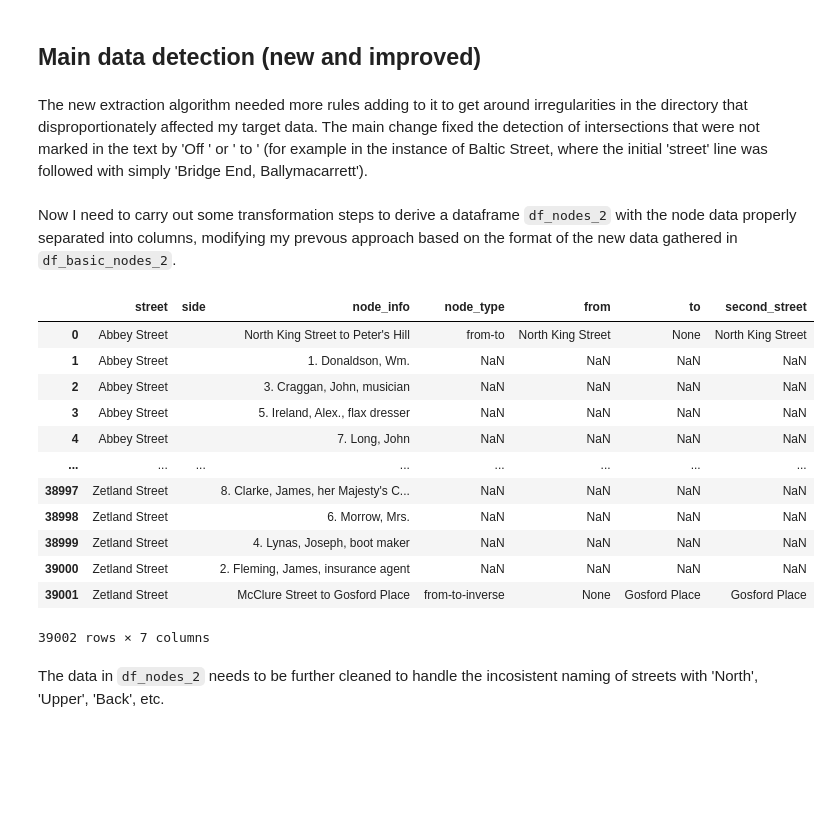
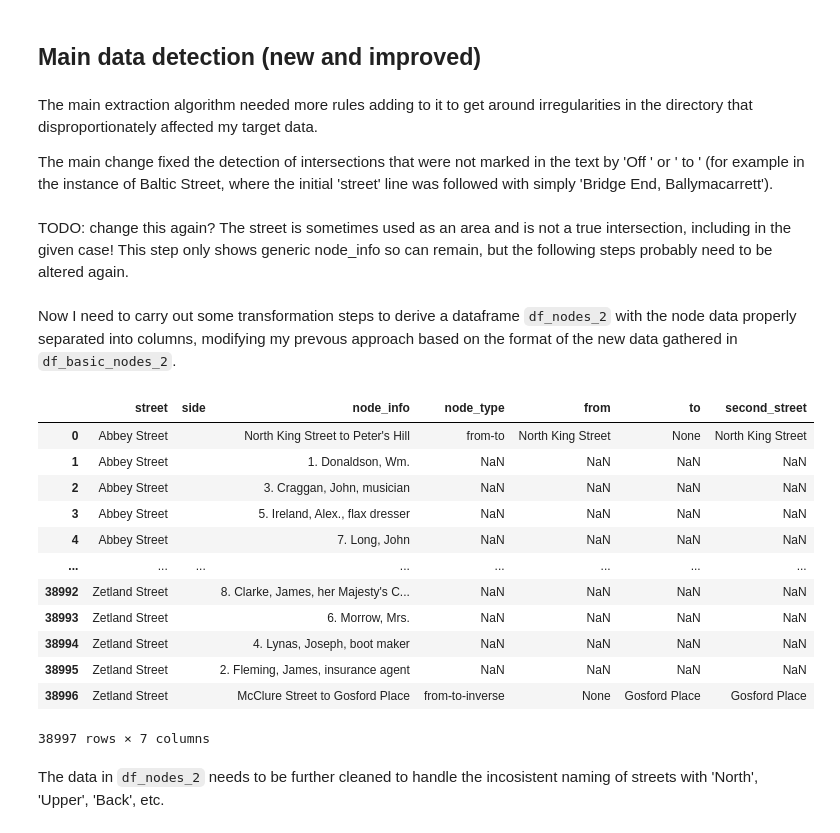
Before and after one commit to sian0x0/Map-Extinct-Addresses, a Jupyter notebook: ballymacarrett-extract.ipynb, the cells around one changed output. Cells and saved outputs as stored; diff of their text form; code cells hidden in the pictures; blank space fills up the shorter version.

```diff
--- a/ballymacarrett-extract.ipynb
+++ b/ballymacarrett-extract.ipynb
@@ -131,7 +203,11 @@ df_ballymac_streets
 # %% [markdown]
 ## Main data detection (new and improved)
 # %% [markdown]
-The new extraction algorithm needed more rules adding to it to get around irregularities in the directory that disproportionately affected my target data. The main change fixed the detection of intersections that were not marked in the text by 'Off ' or ' to ' (for example in the instance of Baltic Street, where the initial 'street' line was followed with simply 'Bridge End, Ballymacarrett').
+The main extraction algorithm needed more rules adding to it to get around irregularities in the directory that disproportionately affected my target data.
+
+The main change fixed the detection of intersections that were not marked in the text by 'Off ' or ' to ' (for example in the instance of Baltic Street, where the initial 'street' line was followed with simply 'Bridge End, Ballymacarrett').
+# %% [markdown]
+TODO: change this again? The street is sometimes used as an area and is not a true intersection, including in the given case! This step only shows generic node_info so can remain, but the following steps probably need to be altered again.
 # %%
 def bsd_txt_to_df_basic_nodes_2(txt_file_path):
     with open(txt_file_path) as file:
@@ -157,12 +233,13 @@ def bsd_txt_to_df_basic_nodes_2(txt_file_path):
             i += 1
             continue
 
+        # TODO: fix dots not being removed.
         # store explicit intersections as nodes and mark them as such
         if 'intersect' in line.lower():
             node_info = line.strip(".").replace(' intersects', '').replace(' intersect', '').replace('\n', '')
             node_type = 'intersect'
         else:
-            # detect street based on line and next line contents
+            # detect street header based on line and next line contents
             if prev_line.strip() == '' and len(line.split()) < 5 and not '[' in line and not ' to ' in line and not 'intersect' in line \
                 and not any(char.isdigit() for char in line) and not "__" in line\
                 and (' to ' in next_line or next_line.startswith('Off ') or next_line.startswith('From ') or '[' in next_line
@@ -171,7 +248,7 @@ def bsd_txt_to_df_basic_nodes_2(txt_file_path):
                 and not 'door to' in next_line and not '.......' in next_line and not 'entrance to' in next_line.lower():
 
                     current_street = line.strip().replace(', Ballymacarrett', '')
-                    side = ''  # reset for now
+                    side = ''  # reset side when beginning a new street
 
                     # solve extra line for district or side: skip it and get node info from line below
                     if next_line.strip() == 'Mountpottinger' or next_line.strip() == 'Ballymacarrett':
@@ -184,13 +261,13 @@ def bsd_txt_to_df_basic_nodes_2(txt_file_path):
 
                     i += 1  # increment i an extra time to avoid processing next_line a second time as line
 
-            # detect sub-street
+            # detect sub-streets
             if next_line.strip().startswith('See '):
                 current_street = next_line.strip().replace('See ', '').replace(', Ballymacarrett', '')
                 node_info = line.strip().replace(', Ballymacarrett', '')
                 node_type = 'sub-street'
 
-            # otherwise look for from-to info
+            # otherwise look for from-to info (also store 'off' as from-to for now, and process it later)
             elif (' to ' in next_line or next_line.strip().startswith('Off ') or next_line.strip().startswith('From ') \
                 or 'Road' in next_line or 'Street' in next_line) \
                 and not 'door to' in next_line and not 'entrance to' in next_line.lower() \
@@ -198,9 +275,10 @@ def bsd_txt_to_df_basic_nodes_2(txt_file_path):
                 node_info = next_line.strip()
                 node_type = 'from-to'
 
+            # store next lines that may be an intersecting street or may just mean the vicinity of a street
             elif next_line.strip().endswith(', Ballymacarrett'):
                 node_info = next_line.strip().replace(', Ballymacarrett', '')
-                node_type = 'from-to'
+                node_type = 'vicinity'
 
             else:
                 node_info = line.strip()
@@ -222,6 +302,7 @@ df_basic_nodes_2 = bsd_txt_to_df_basic_nodes_2('./data/1877-BSD')
 # %% [markdown]
 Now I need to carry out some transformation steps to derive a dataframe `df_nodes_2` with the node data properly separated into columns, modifying my prevous approach based on the format of the new data gathered in `df_basic_nodes_2`.
 # %%
+# distinguish different types of street connections (ignoring sub-street and vicinity for now)
 df_connections = df_basic_nodes_2[df_basic_nodes_2['node_type'].isin(['intersect', 'from-to'])][['street', 'node_type', 'node_info']]
 df_connections[['from', 'to']] = df_connections['node_info'].str.split(' to ', n=1, expand=True)
 df_connections['from'] = df_connections['from'].str.replace('Off ', '')
@@ -229,7 +310,7 @@ df_connections['node_type'] = df_connections.apply(lambda row: 'off' if row['nod
 df_nodes_2 = df_basic_nodes_2.join(df_connections[['node_type', 'from', 'to']], lsuffix='_old')
 df_nodes_2.drop(columns=['node_type_old'], inplace=True)
 
-# add an extra from-to node at the end of each street group
+# add an extra flipped from-to node at the end of each street group
 def add_second_from_to_node(grouped_street):
     if 'from-to' in grouped_street['node_type'].values:
         from_to_row = grouped_street[grouped_street['node_type'] == 'from-to'].iloc[0].copy()
@@ -239,62 +320,60 @@ def add_second_from_to_node(grouped_street):
         grouped_street = pd.concat([grouped_street, from_to_row.to_frame().transpose()], ignore_index=True)
     return grouped_street
 
-# apply function to each grouped street to obtain end node
 df_nodes_2 = df_nodes_2.groupby('street').apply(add_second_from_to_node).reset_index(drop=True)
 
-# store the intersecting street from either from or to in a single column
+# also store the intersecting street (from either 'from' or 'to') in a new unified single column
 df_nodes_2['second_street'] = df_nodes_2['from'].combine_first(df_nodes_2['to'])
-# add an additional step for area or other non-street info after a comma, but retain unnamed or multiple streets
-df_nodes_2['second_street'] = df_nodes_2['second_street'].apply(lambda x: x.split(',')[0] if isinstance(x, str) and 'named' not in x and ' and ' not in x else x)
-
-# handle multiple streets in the same field
-df_nodes_test_2 = df_nodes_2.copy()
+# add a step to deal with non-street info after a comma (eg area), but retain unnamed or multiple streets
+df_nodes_2['second_street'] = df_nodes_2['second_street'].apply(lambda x: x.split(',')[0] if isinstance(x, str) \
+                                                                and 'named' not in x and ' and ' not in x else x)
 
 # get rows with multiple streets in 'second_street' and split to list values
+df_nodes_test_2 = df_nodes_2.copy()
 df_multi_streets = df_nodes_test_2[df_nodes_test_2['second_street'].fillna('').str.contains(' and ')].copy()
 df_multi_streets['second_street'] = df_multi_streets['second_street'].str.split(' and |, ')
 
-# reapply street designation to items in lists ending in "Streets"
+# rename street items ending in "Streets"
 def process_list(lst):
     return [item.replace(" Streets", "").strip() + " Street" for item in lst]
 
 df_multi_streets['second_street'] = df_multi_streets['second_street'].apply(lambda x: process_list(x) if any(" Streets" in item for item in x) else x)
 
 # iterate through 'multi' rows and derive new separate rows
 new_rows = []
 for index, row in df_multi_streets.iterrows():
     for street in row['second_street']:
         new_row = row.copy()
         new_row['second_street'] = street
         new_rows.append(new_row)
 
-# drop original 'multi' rows from main data set
+# drop original 'multi' street rows from main data set
 df_nodes_test_2.drop(df_multi_streets.index, inplace=True)
 
 # convert new rows to a df and concat with main data set
 new_df = pd.DataFrame(new_rows)
 df_nodes_test_2 = pd.concat([df_nodes_test_2, new_df]) #, ignore_index=True
 
 # sort by index to ensure sequential order then reset
 df_nodes_test_2.sort_index(inplace=True)
 df_nodes_test_2.reset_index(inplace=True, drop=True)
 
 df_nodes_2 = df_nodes_test_2.copy()
 df_nodes_2
 # %% [output]
 |  | street | side | node_info | node_type | from | to | second_street |
 | 0 | Abbey Street |  | North King Street to Peter's Hill | from-to | North King Street | None | North King Street |
 | 1 | Abbey Street |  | 1. Donaldson, Wm. | NaN | NaN | NaN | NaN |
 | 2 | Abbey Street |  | 3. Craggan, John, musician | NaN | NaN | NaN | NaN |
 | 3 | Abbey Street |  | 5. Ireland, Alex., flax dresser | NaN | NaN | NaN | NaN |
 | 4 | Abbey Street |  | 7. Long, John | NaN | NaN | NaN | NaN |
 | ... | ... | ... | ... | ... | ... | ... | ... |
-| 38997 | Zetland Street |  | 8. Clarke, James, her Majesty's C... | NaN | NaN | NaN | NaN |
-| 38998 | Zetland Street |  | 6. Morrow, Mrs. | NaN | NaN | NaN | NaN |
-| 38999 | Zetland Street |  | 4. Lynas, Joseph, boot maker | NaN | NaN | NaN | NaN |
-| 39000 | Zetland Street |  | 2. Fleming, James, insurance agent | NaN | NaN | NaN | NaN |
-| 39001 | Zetland Street |  | McClure Street to Gosford Place | from-to-inverse | None | Gosford Place | Gosford Place |
+| 38992 | Zetland Street |  | 8. Clarke, James, her Majesty's C... | NaN | NaN | NaN | NaN |
+| 38993 | Zetland Street |  | 6. Morrow, Mrs. | NaN | NaN | NaN | NaN |
+| 38994 | Zetland Street |  | 4. Lynas, Joseph, boot maker | NaN | NaN | NaN | NaN |
+| 38995 | Zetland Street |  | 2. Fleming, James, insurance agent | NaN | NaN | NaN | NaN |
+| 38996 | Zetland Street |  | McClure Street to Gosford Place | from-to-inverse | None | Gosford Place | Gosford Place |
-39002 rows × 7 columns
+38997 rows × 7 columns
 # %% [markdown]
 The data in `df_nodes_2` needs to be further cleaned to handle the incosistent naming of streets with 'North', 'Upper', 'Back', etc.
 # %%
```
Also changed, not shown: parts of 21 cells of this notebook.
